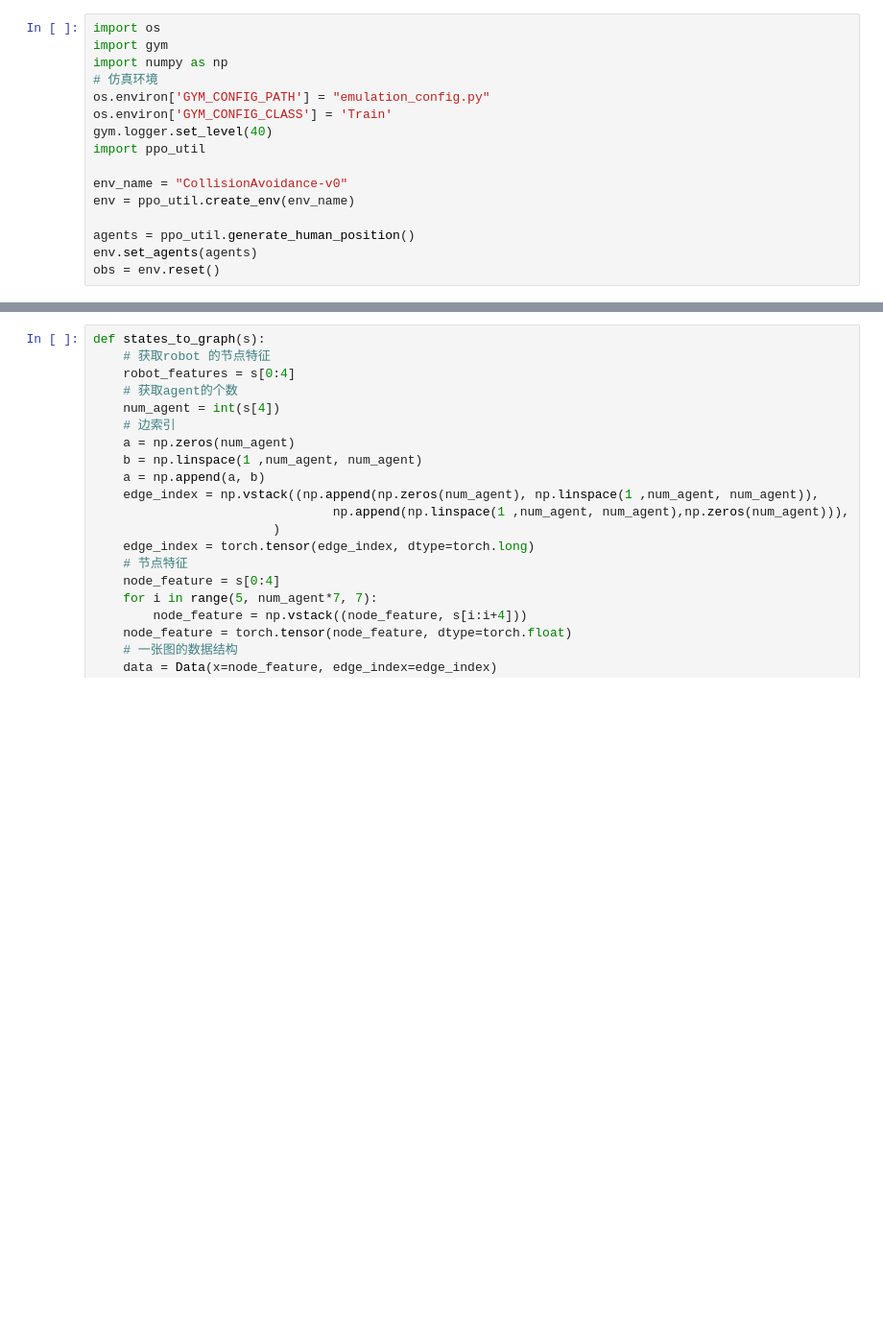
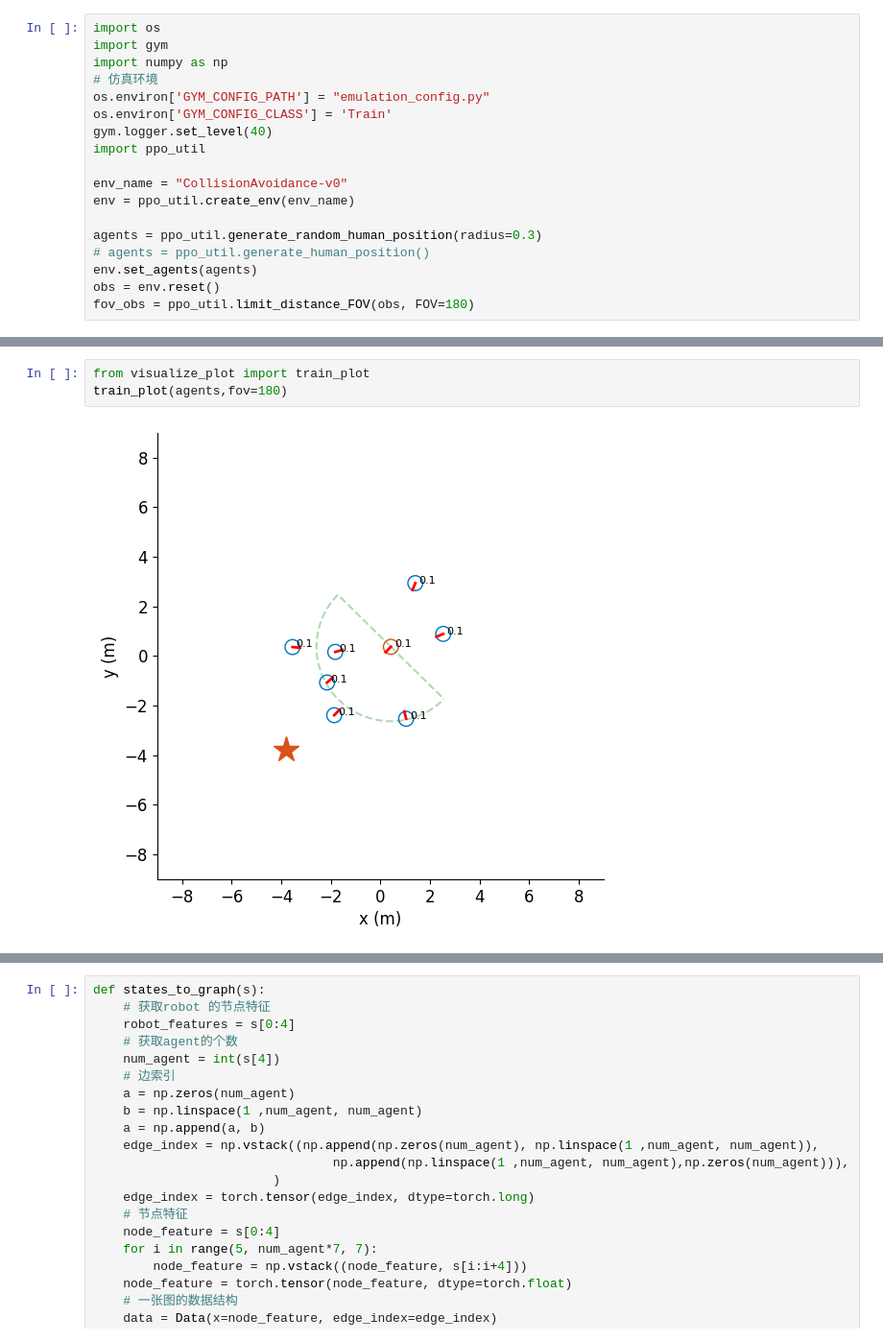
Before and after one commit to navy-to-haijun/gym-collision-avoidance, a Jupyter notebook: gym_collision_avoidance/GATmodel/example.ipynb, the cells around one changed output, grey strips where cells are left out. Shown at 96% size. Saved outputs shown, nothing was run; the diff lists cells and outputs as text; blank space fills up the shorter version.

```diff
--- a/gym_collision_avoidance/GATmodel/example.ipynb
+++ b/gym_collision_avoidance/GATmodel/example.ipynb
@@ -11,6 +11,8 @@ import ppo_util
 env_name = "CollisionAvoidance-v0"
 env = ppo_util.create_env(env_name)
 
-agents = ppo_util.generate_human_position()
+agents = ppo_util.generate_random_human_position(radius=0.3)
+# agents = ppo_util.generate_human_position()
 env.set_agents(agents)
 obs = env.reset()
+fov_obs = ppo_util.limit_distance_FOV(obs, FOV=180)
@@ -16,0 +26,5 @@ obs = env.reset()
+# %%
+from visualize_plot import train_plot
+train_plot(agents,fov=180)
+# %% [output]
+[figure, added]
```
Also changed, not shown: parts of 10 cells of this notebook, 6 other files.
